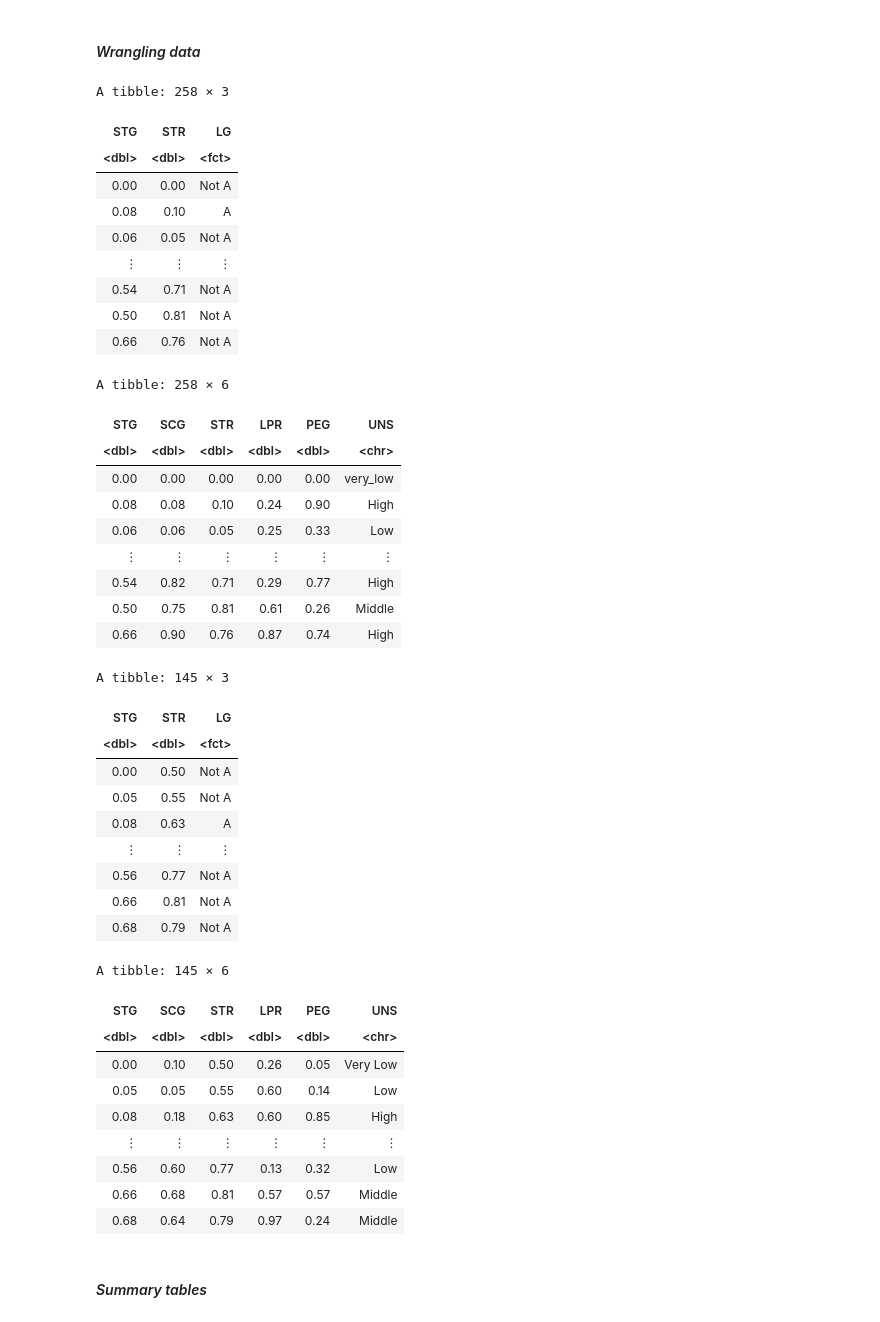
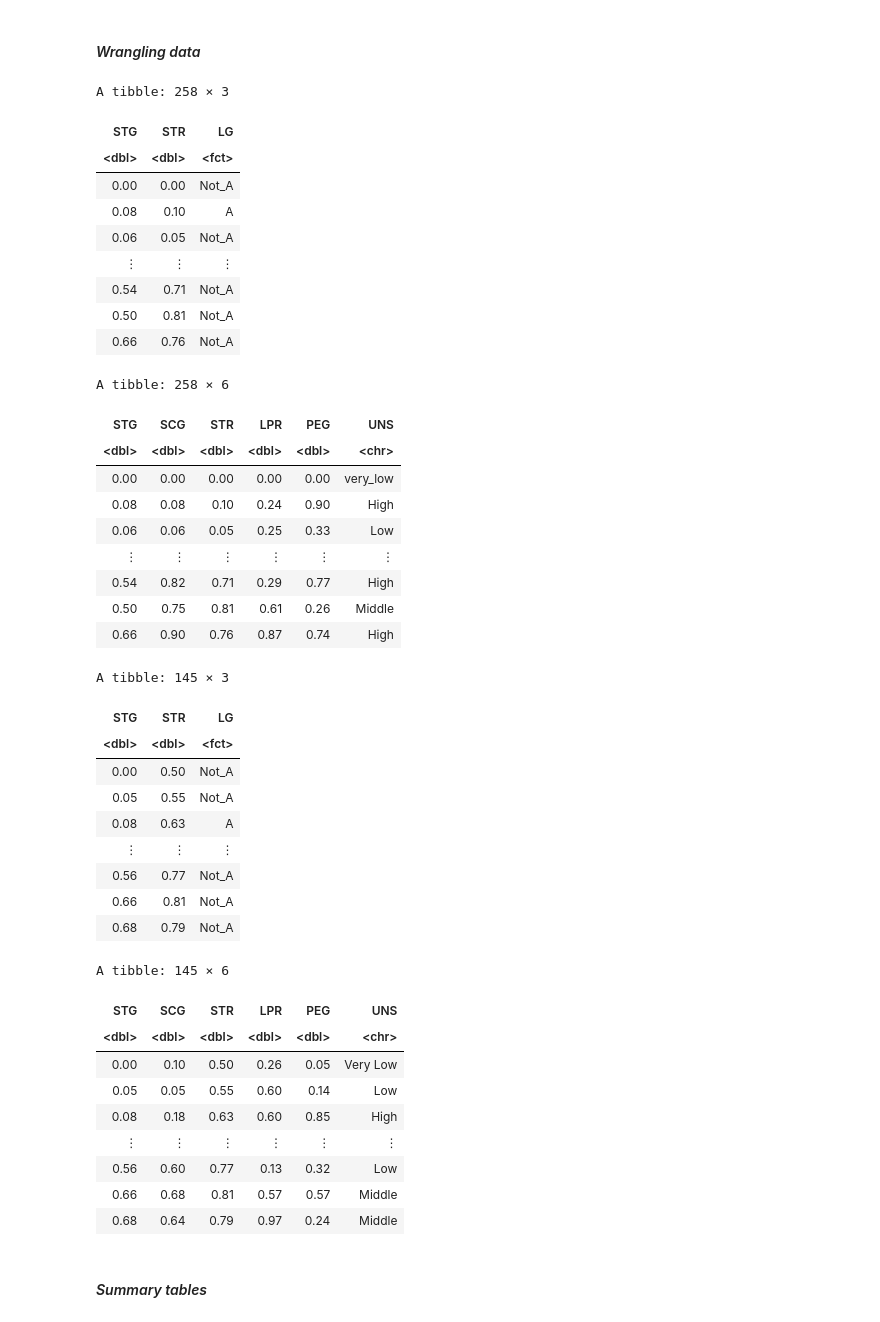
Before and after one commit to R0yBoy/DSCI100_Project, a Jupyter notebook: Project Report.ipynb, the cells around one changed output. Cells and saved outputs as stored; diff of their text form; code cells hidden in the pictures.

```diff
--- a/Project Report.ipynb
+++ b/Project Report.ipynb
@@ -54,13 +72,13 @@ user_knowledge_testing_raw <- user_knowledge_testing
 user_knowledge_training$LG <- user_knowledge_training$PEG %>% # converts variable for exam performance on goal object (PEG) to letter grade (LG)
     cut(breaks = c(0,0.8,1),
        right = FALSE) %>%
-    recode("[0,0.8)" = "Not A",
+    recode("[0,0.8)" = "Not_A",
           "[0.8,1)" = "A")
 
 user_knowledge_testing$LG <- user_knowledge_testing$PEG %>% # converts variable for exam performance on goal object (PEG) to letter grade (LG)
     cut(breaks = c(0,0.8,1),
        right = FALSE) %>%
-    recode("[0,0.8)" = "Not A",
+    recode("[0,0.8)" = "Not_A",
           "[0.8,1)" = "A")
 
 user_knowledge_training <- select(user_knowledge_training, STG, STR, LG) # only keeping variables to be used
@@ -68,40 +86,40 @@ user_knowledge_testing <- select(user_knowledge_testing, STG, STR, LG)
 
 user_knowledge_training
 user_knowledge_training_raw
 user_knowledge_testing
 user_knowledge_testing_raw
 
 # user_knowledge_classification_mutation <- user_knowledge %>%
 #     arrange(PEG, desc()) %>%
 #     mutate(PEGA1 = ifelse(PEG %in% c(0.90,0.91,0.92,0.93,0.94,0.95,0.96,0.97,0.98,0.99,1), "A+", NA)) %>%
 #     mutate(PEGA2 = ifelse(PEG %in% c(0.85,0.86,0.87,0.88,0.89), "A", NA)) %>%
 #     mutate(PEGA3 = ifelse(PEG %in% c(0.84,0.83,0.82,0.81,0.80), "A-", NA)) %>%
 #     mutate(PEGB1 = ifelse(PEG %in% c(0.79,0.78,0.77,0.76), "B+", NA)) %>%
 #     mutate(PEGB2 = ifelse(PEG %in% c(0.75,0.74,0.73,0.72), "B", NA)) %>%
 #     mutate(PEGB3 = ifelse(PEG %in% c(0.71,0.70,0.69,0.68), "B-", NA)) %>%
 #     mutate(PEGC1 = ifelse(PEG %in% c(0.67,0.66,0.65,0.64), "C+", NA)) %>%
 #     mutate(PEGC2 = ifelse(PEG %in% c(0.63,0.62,0.61,0.6), "C", NA)) %>%
 #     mutate(PEGC3 = ifelse(PEG %in% c(0.59,0.58,0.57,0.56,0.55), "C-", NA)) %>%
 #     mutate(PEGD = ifelse(PEG %in% c(0.54,0.53,0.52,0.51), "D", NA)) %>%
 #     mutate(PEGF = ifelse(PEG %in% c(0,0.01,0.02,0.03,0.04,0.05,0.06,0.07,0.08,0.09,0.10,0.11,0.12,0.13,0.14,0.15,0.16,0.17,0.18,0.19,0.2,0.21,0.22,0.23,0.24,0.25,0.26,0.27,0.28,0.29,0.3,0.31,0.32,0.33,0.34,0.35,0.36,0.37,0.38,0.39,0.4,0.41,0.42,0.43,0.44,0.45,0.46,0.47,0.48,0.49), "F", NA)) %>%
 #     mutate(PEG = coalesce(PEGA1, PEGA2, PEGA3, PEGB1, PEGB2, PEGB3, PEGC1, PEGC3, PEGD, PEGF)) %>%
 #     select(STG, STR, PEG) %>%
 #     mutate(PEG = as_factor(PEG))
 
 
 # user_knowledge_classification_mutation
 # user_knowledge
 # %% [output]
 A tibble: 258 × 3
 | STG | STR | LG |
 | <dbl> | <dbl> | <fct> |
-| 0.00 | 0.00 | Not A |
+| 0.00 | 0.00 | Not_A |
 | 0.08 | 0.10 | A |
-| 0.06 | 0.05 | Not A |
+| 0.06 | 0.05 | Not_A |
 | ⋮ | ⋮ | ⋮ |
-| 0.54 | 0.71 | Not A |
-| 0.50 | 0.81 | Not A |
-| 0.66 | 0.76 | Not A |
+| 0.54 | 0.71 | Not_A |
+| 0.50 | 0.81 | Not_A |
+| 0.66 | 0.76 | Not_A |
 A tibble: 258 × 6
 | STG | SCG | STR | LPR | PEG | UNS |
 | <dbl> | <dbl> | <dbl> | <dbl> | <dbl> | <chr> |
@@ -115,13 +133,13 @@ A tibble: 258 × 6
 A tibble: 145 × 3
 | STG | STR | LG |
 | <dbl> | <dbl> | <fct> |
-| 0.00 | 0.50 | Not A |
-| 0.05 | 0.55 | Not A |
+| 0.00 | 0.50 | Not_A |
+| 0.05 | 0.55 | Not_A |
 | 0.08 | 0.63 | A |
 | ⋮ | ⋮ | ⋮ |
-| 0.56 | 0.77 | Not A |
-| 0.66 | 0.81 | Not A |
-| 0.68 | 0.79 | Not A |
+| 0.56 | 0.77 | Not_A |
+| 0.66 | 0.81 | Not_A |
+| 0.68 | 0.79 | Not_A |
 A tibble: 145 × 6
 | STG | SCG | STR | LPR | PEG | UNS |
 | <dbl> | <dbl> | <dbl> | <dbl> | <dbl> | <chr> |
```
Also changed, not shown: parts of 4 cells of this notebook.
